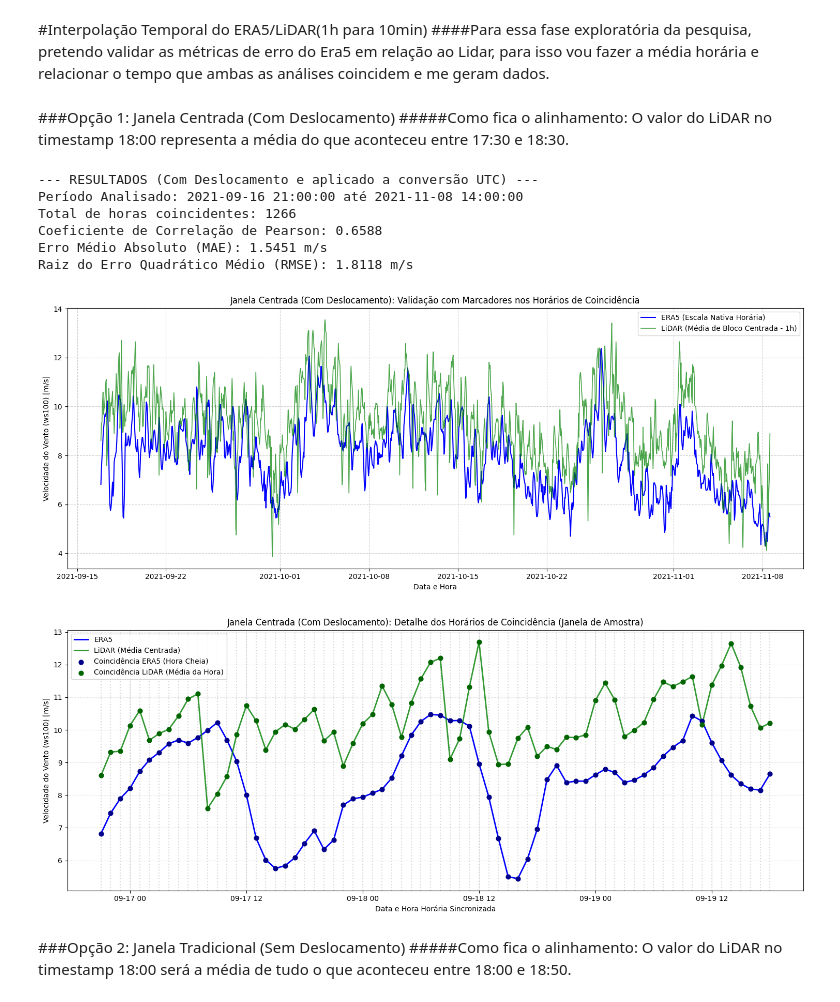
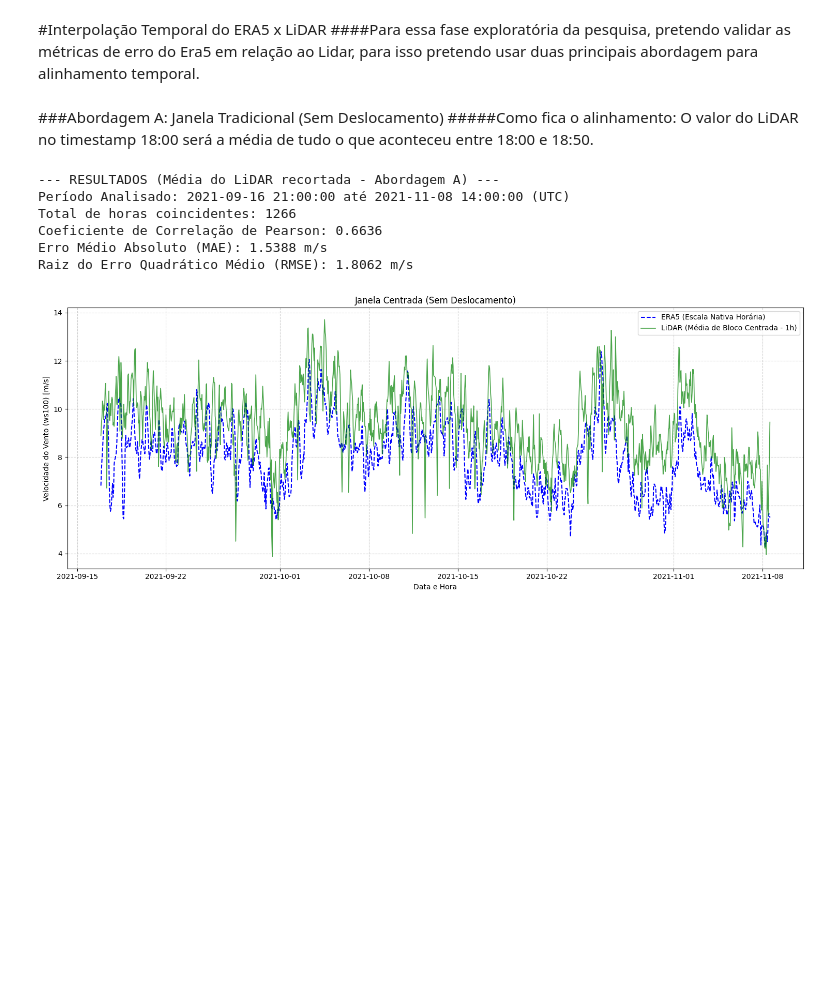
Before and after one commit to Ig0r-or/Wind-Speed-Forecasting-Using-LiDAR-ERA5-and-Deep-Learning, a Jupyter notebook: notebooks/1_2_Interpolação_Temporal_e_análise_de_erro.ipynb, the cells around one changed output. Saved outputs shown, nothing was run; the diff lists cells and outputs as text; code cells hidden in the pictures; blank space fills up the shorter version.

```diff
--- a/notebooks/1_2_Interpolação_Temporal_e_análise_de_erro.ipynb
+++ b/notebooks/1_2_Interpolação_Temporal_e_análise_de_erro.ipynb
@@ -1,15 +1,15 @@
 # %% [markdown]
-#Interpolação Temporal do ERA5/LiDAR(1h para 10min)
-####Para essa fase exploratória da pesquisa, pretendo validar as métricas de erro do Era5 em relação ao Lidar, para isso vou fazer a média horária e relacionar o tempo que ambas as análises coincidem e me geram dados.
+#Interpolação Temporal do ERA5 x LiDAR
+####Para essa fase exploratória da pesquisa, pretendo validar as métricas de erro do Era5 em relação ao Lidar, para isso pretendo usar duas principais abordagem para alinhamento temporal.
 # %% [markdown]
-###Opção 1: Janela Centrada (Com Deslocamento)
-#####Como fica o alinhamento: O valor do LiDAR no timestamp 18:00 representa a média do que aconteceu entre 17:30 e 18:30.
+###Abordagem A: Janela Tradicional (Sem Deslocamento)
+#####Como fica o alinhamento: O valor do LiDAR no timestamp 18:00 será a média de tudo o que aconteceu entre 18:00 e 18:50.
 # %%
 import pandas as pd
 import xarray as xr
 import matplotlib.pyplot as plt
 import numpy as np
-import seaborn as sns
+from sklearn.metrics import mean_absolute_error, mean_squared_error
 
 data_path = '/content/data/era5_dataset.nc'
 ds_era5 = xr.open_dataset(data_path)
@@ -23,91 +23,60 @@ era5_periodo = era5_ponto.ws100.sel(valid_time=slice('2021-09-15', '2021-11-08')
 ds_10min = era5_periodo.resample(valid_time='10min').interpolate('linear')
 
 df_lidar['valid_time'] = pd.to_datetime(df_lidar[['year', 'month', 'day', 'hour', 'minute']])
-df_lidar['valid_time'] = df_lidar['valid_time'] + pd.Timedelta(hours=3) # Adiciona 3h para chegar ao UTC
+df_lidar['valid_time'] = df_lidar['valid_time'] + pd.Timedelta(hours=3) # Conversão do UTC
 df_lidar = df_lidar.set_index('valid_time')
 lidar_periodo = df_lidar['ws100'].loc['2021-09-15':'2021-11-08']
 
-lidar_horario = df_lidar[['ws100']].resample('1h', offset='30min').mean()
-#lidar_horario = df_lidar[['ws100']].resample('1h').mean()
+#lidar_horario = df_lidar[['ws100']].resample('1h', offset='30min').mean() Calculo com deslocamento TESTE
+lidar_horario = df_lidar[['ws100']].resample('1h').mean()
 
-# Deslocamos o índice resultante em +30 minutos para frente.
-# Isso faz com que o ponto central da média coincida perfeitamente com a hora cheia (ex: 11:30 vira 12:00)
-lidar_horario.index = lidar_horario.index + pd.Timedelta(minutes=30)
+# Deslocamos o índice resultante em +30 minutos para frente. TESTE
+# lidar_horario.index = lidar_horario.index + pd.Timedelta(minutes=30) TESTE
 df_lidar_final = lidar_horario.rename(columns={'ws100': 'ws100_lidar'})
 
-# Prepare ERA5 data for join
+# Prepara o ERA5 data for join
 df_era5_final = era5_periodo.to_dataframe().reset_index().set_index('valid_time')
 df_era5_final = df_era5_final.rename(columns={'ws100': 'ws100_era5'}).drop(columns=['number', 'latitude', 'longitude'])
 
-# 4. Alinhamento Perfeito por Interseção (Inner Join)
+# Alinhamento Perfeito por Interseção (Inner Join)
 # Isso garante que apenas os timestamps presentes em ambos os datasets (período do LiDAR) sejam avaliados
 df_analise = df_era5_final.join(df_lidar_final, how='inner')
 
 # Filtragem explícita para garantir o escopo do LiDAR fornecido
 df_analise = df_analise.loc['2021-09-16 18:00:00':'2021-11-08 14:00:00']
 
-# 5. Cálculo das Métricas Estatísticas
-from sklearn.metrics import mean_absolute_error, mean_squared_error
+# Cálculo das Métricas Estatísticas
 def root_mean_squared_error(y_true, y_pred):
     return np.sqrt(mean_squared_error(y_true, y_pred))
 
 correlacao = df_analise['ws100_era5'].corr(df_analise['ws100_lidar'])
 mae = mean_absolute_error(df_analise['ws100_lidar'], df_analise['ws100_era5'])
 rmse = root_mean_squared_error(df_analise['ws100_lidar'], df_analise['ws100_era5'])
 
-print(f"--- RESULTADOS (Com Deslocamento e aplicado a conversão UTC) ---")
-print(f"Período Analisado: {df_analise.index.min()} até {df_analise.index.max()}")
+print(f"--- RESULTADOS (Média do LiDAR recortada - Abordagem A) ---")
+print(f"Período Analisado: {df_analise.index.min()} até {df_analise.index.max()} (UTC)")
 print(f"Total de horas coincidentes: {len(df_analise)}")
 print(f"Coeficiente de Correlação de Pearson: {correlacao:.4f}")
 print(f"Erro Médio Absoluto (MAE): {mae:.4f} m/s")
 print(f"Raiz do Erro Quadrático Médio (RMSE): {rmse:.4f} m/s\n")
 
-# 6. Construção do Gráfico Comparativo com Marcadores de Coincidência
+# Construção do Gráfico Comparativo com Marcadores de Coincidência
 plt.figure(figsize=(15, 6))
-plt.plot(df_analise.index, df_analise['ws100_era5'],label='ERA5 (Escala Nativa Horária)',color='blue', lw=1.5, markersize=4, markerfacecolor='black')
+plt.plot(df_analise.index, df_analise['ws100_era5'],label='ERA5 (Escala Nativa Horária)',color='blue', lw=1.5, markersize=4,linestyle='--', markerfacecolor='black')
 plt.plot(df_analise.index, df_analise['ws100_lidar'],label='LiDAR (Média de Bloco Centrada - 1h)',color='green', alpha=0.7, lw=1.2, markersize=4, markerfacecolor='red')
 
 plt.xlabel('Data e Hora')
 plt.ylabel('Velocidade do Vento (ws100) [m/s]')
-plt.title('Janela Centrada (Com Deslocamento): Validação com Marcadores nos Horários de Coincidência')
+plt.title('Janela Centrada (Sem Deslocamento)')
 plt.legend()
 plt.grid(True, linestyle='--', alpha=0.6)
 plt.tight_layout()
 plt.show()
-
-# 6. ALTERNATIVA: Gráfico com Zoom para ver os marcadores horários perfeitamente
-# Selecionados 3 dias para inspecionar os marcadores de perto
-df_zoom = df_analise.loc['2021-09-16 18:00:00':'2021-09-19 18:00:00']
-
-plt.figure(figsize=(15, 6))
-
-for timestamp in df_zoom.index:
-    plt.axvline(x=timestamp, color='gray', linestyle=':', alpha=0.3)
-
-# Plot das linhas
-plt.plot(df_zoom.index, df_zoom['ws100_era5'], label='ERA5', color='blue', lw=2)
-plt.plot(df_zoom.index, df_zoom['ws100_lidar'], label='LiDAR (Média Centrada)', color='green', alpha=0.8, lw=2)
-
-# Marcadores em Scatter para "apontar" as coincidências exatas
-plt.scatter(df_zoom.index, df_zoom['ws100_era5'], color='darkblue', s=40, zorder=5, label='Coincidência ERA5 (Hora Cheia)')
-plt.scatter(df_zoom.index, df_zoom['ws100_lidar'], color='darkgreen', s=40, zorder=5, label='Coincidência LiDAR (Média da Hora)')
-
-plt.xlabel('Data e Hora Horária Sincronizada')
-plt.ylabel('Velocidade do Vento (ws100) [m/s]')
-plt.title('Janela Centrada (Com Deslocamento): Detalhe dos Horários de Coincidência (Janela de Amostra)')
-plt.legend()
-plt.grid(True, linestyle='--', alpha=0.3)
-plt.tight_layout()
-plt.show()
 # %% [output]
---- RESULTADOS (Com Deslocamento e aplicado a conversão UTC) ---
-Período Analisado: 2021-09-16 21:00:00 até 2021-11-08 14:00:00
+--- RESULTADOS (Média do LiDAR recortada - Abordagem A) ---
+Período Analisado: 2021-09-16 21:00:00 até 2021-11-08 14:00:00 (UTC)
 Total de horas coincidentes: 1266
-Coeficiente de Correlação de Pearson: 0.6588
-Erro Médio Absoluto (MAE): 1.5451 m/s
-Raiz do Erro Quadrático Médio (RMSE): 1.8118 m/s
+Coeficiente de Correlação de Pearson: 0.6636
+Erro Médio Absoluto (MAE): 1.5388 m/s
+Raiz do Erro Quadrático Médio (RMSE): 1.8062 m/s
-[figure, old version]
+[figure, new version]
-[figure, removed]
-# %% [markdown]
-###Opção 2: Janela Tradicional (Sem Deslocamento)
-#####Como fica o alinhamento: O valor do LiDAR no timestamp 18:00 será a média de tudo o que aconteceu entre 18:00 e 18:50.
```
Also changed, not shown: parts of 2 cells of this notebook.
